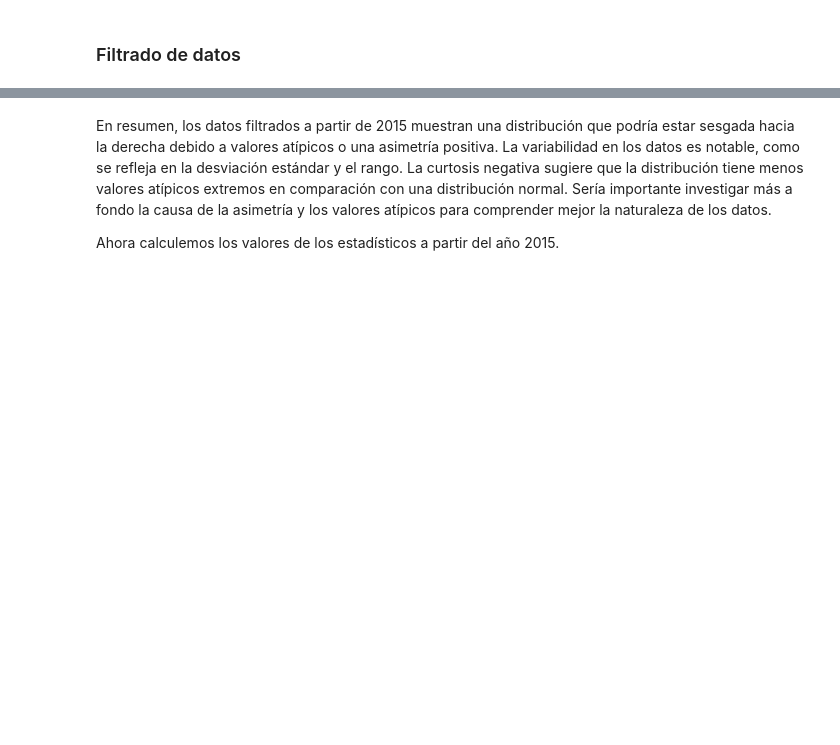
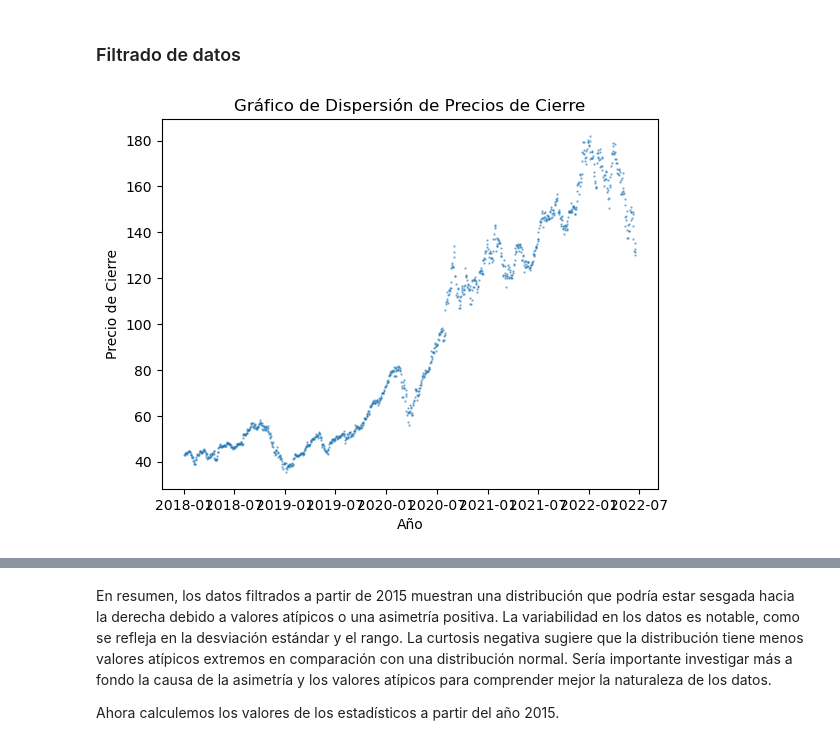
Before and after one commit to carlosalvarezh/Analitica_Datos, a Jupyter notebook: Ejercicio01_AAPL.ipynb, the cells around one changed output, grey strips where cells are left out. Cells and saved outputs as stored; diff of their text form; code cells hidden in the pictures; blank space fills up the shorter version.

```diff
--- a/Ejercicio01_AAPL.ipynb
+++ b/Ejercicio01_AAPL.ipynb
@@ -213,16 +341,18 @@ Empecemos con el filtrado de datos desde el 2015 hasta el 2022.
 # %%
 # filtra datos en un rango de fechas específico [1990/01/01, 1999/12/31]
 
 #data_filtered = df[(df['Date'] >= '1990-01-01') & (df['Date'] <= '1999-12-31')]
 
 # Filtrar los datos desde 2015 hasta 2022
-data_filtered = df[df['Date'] >= '2015-01-01']
+data_filtered = df[df['Date'] >= '2018-01-01']
 
 plt.scatter(data_filtered['Date'], data_filtered['Close'],marker='.', s=2, alpha=0.5)
 plt.title('Gráfico de Dispersión de Precios de Cierre')
 plt.xlabel('Año')
 plt.ylabel('Precio de Cierre')
 plt.show()
+# %% [output]
+[figure, added]
 # %%
 # Calcular medidas de tendencia central
 mean_close = np.mean(data_filtered['Close'])
```
Also changed, not shown: parts of 31 cells of this notebook, 3 other files.
